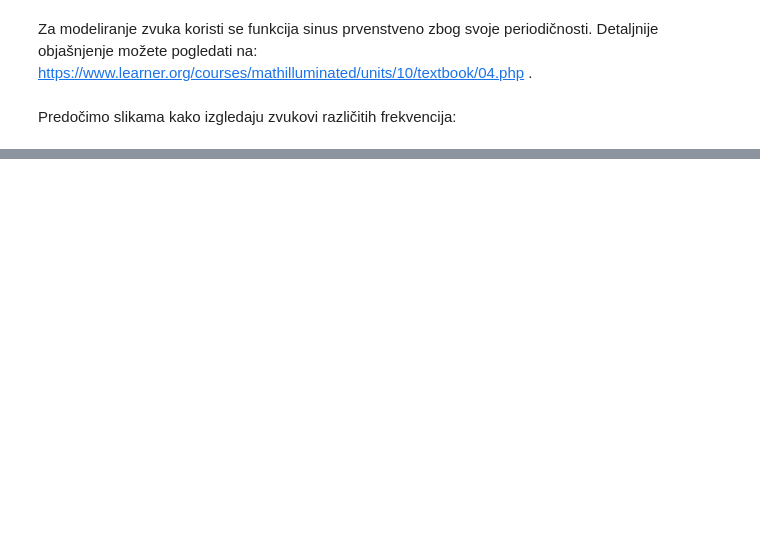
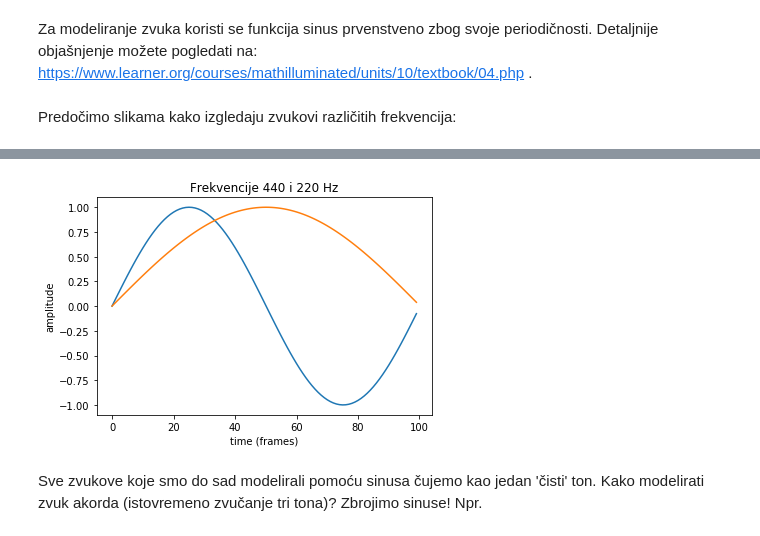
Before and after one commit to mmonnica/Matematicki-softver, a Jupyter notebook: 1.dz/Zvuk.ipynb, the cells around one changed output, grey strips where cells are left out. Saved outputs shown, nothing was run; the diff lists cells and outputs as text; code cells hidden in the pictures; blank space fills up the shorter version.

```diff
--- a/1.dz/Zvuk.ipynb
+++ b/1.dz/Zvuk.ipynb
@@ -71,0 +95,11 @@ Predočimo slikama kako izgledaju zvukovi različitih frekvencija:
+# %%
+plt.plot(sineWave(440)[:100])
+plt.plot(sineWave(220)[:100])
+plt.title("Frekvencije 440 i 220 Hz")
+plt.xlabel("time (frames)")
+plt.ylabel("amplitude")
+plt.show()
+# %% [output]
+[figure, added]
+# %% [markdown]
+Sve zvukove koje smo do sad modelirali pomoću sinusa čujemo kao jedan 'čisti' ton. Kako modelirati zvuk akorda (istovremeno zvučanje tri tona)? Zbrojimo sinuse! Npr.
```
Also changed, not shown: parts of 16 cells of this notebook.
